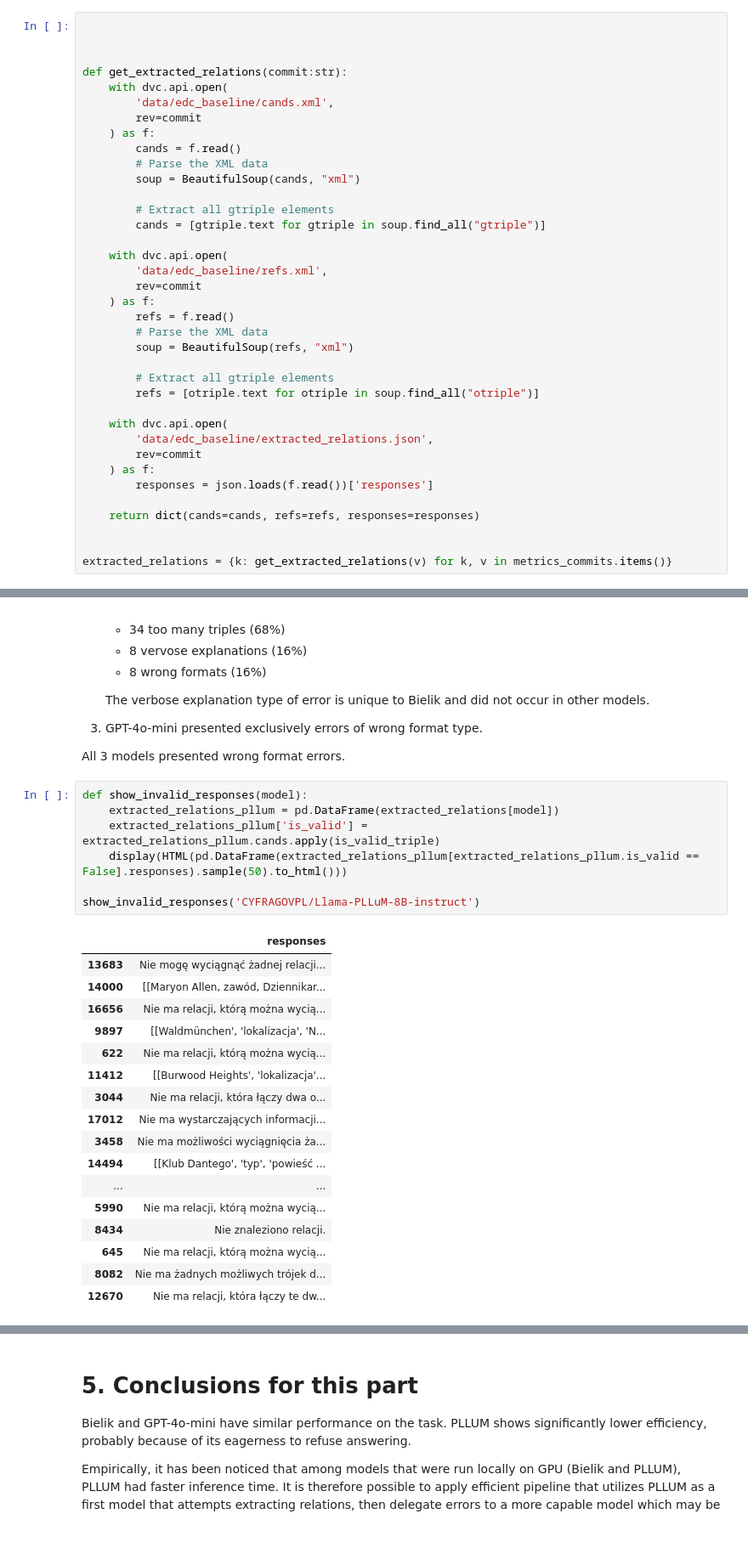
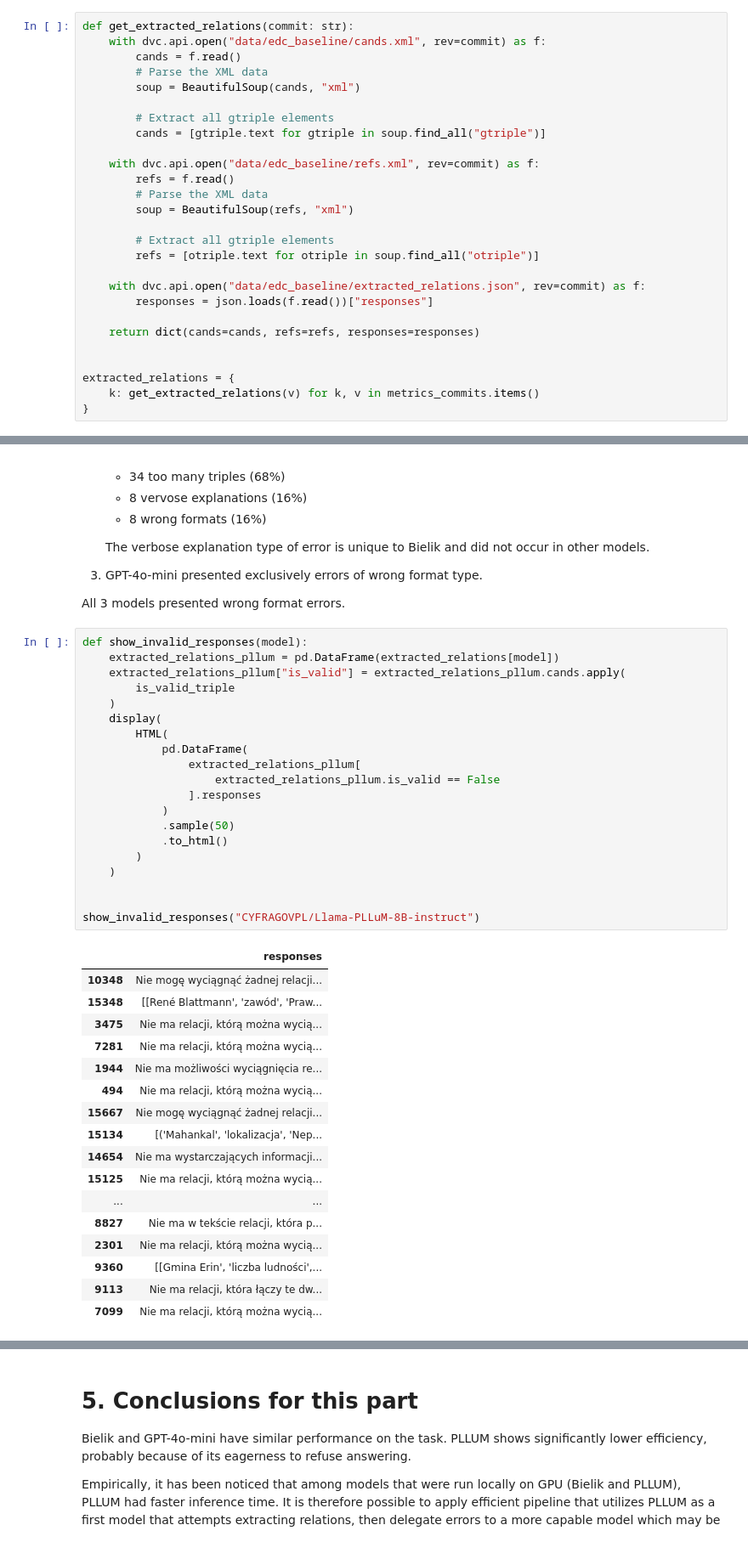
Before and after one commit to StaszekM/polish-kg, a Jupyter notebook: notebooks/reports/joined_relation_extraction.ipynb, the cells around one changed output, grey strips where cells are left out. Shown at 85% size. Saved outputs shown, nothing was run; the diff lists cells and outputs as text.

```diff
--- a/notebooks/reports/joined_relation_extraction.ipynb
+++ b/notebooks/reports/joined_relation_extraction.ipynb
@@ -61,14 +87,8 @@ plot_bar_grouped(total_found_objects, values, ax_kwargs={'ylabel': 'Percentage',
 # %% [output]
 [figure]
 # %%
-
-
-
-def get_extracted_relations(commit:str):
-    with dvc.api.open(
-        'data/edc_baseline/cands.xml',
-        rev=commit
-    ) as f:
+def get_extracted_relations(commit: str):
+    with dvc.api.open("data/edc_baseline/cands.xml", rev=commit) as f:
         cands = f.read()
         # Parse the XML data
         soup = BeautifulSoup(cands, "xml")
@@ -76,10 +96,7 @@ def get_extracted_relations(commit:str):
         # Extract all gtriple elements
         cands = [gtriple.text for gtriple in soup.find_all("gtriple")]
 
-    with dvc.api.open(
-        'data/edc_baseline/refs.xml',
-        rev=commit
-    ) as f:
+    with dvc.api.open("data/edc_baseline/refs.xml", rev=commit) as f:
         refs = f.read()
         # Parse the XML data
         soup = BeautifulSoup(refs, "xml")
@@ -87,14 +104,13 @@ def get_extracted_relations(commit:str):
         # Extract all gtriple elements
         refs = [otriple.text for otriple in soup.find_all("otriple")]
 
-    with dvc.api.open(
-        'data/edc_baseline/extracted_relations.json',
-        rev=commit
-    ) as f:
-        responses = json.loads(f.read())['responses']
+    with dvc.api.open("data/edc_baseline/extracted_relations.json", rev=commit) as f:
+        responses = json.loads(f.read())["responses"]
 
     return dict(cands=cands, refs=refs, responses=responses)
 
 
-extracted_relations = {k: get_extracted_relations(v) for k, v in metrics_commits.items()}
+extracted_relations = {
+    k: get_extracted_relations(v) for k, v in metrics_commits.items()
+}
 # %%
@@ -165,26 +198,39 @@ All 3 models presented wrong format errors.
 # %%
 def show_invalid_responses(model):
     extracted_relations_pllum = pd.DataFrame(extracted_relations[model])
-    extracted_relations_pllum['is_valid'] = extracted_relations_pllum.cands.apply(is_valid_triple)
-    display(HTML(pd.DataFrame(extracted_relations_pllum[extracted_relations_pllum.is_valid == False].responses).sample(50).to_html()))
+    extracted_relations_pllum["is_valid"] = extracted_relations_pllum.cands.apply(
+        is_valid_triple
+    )
+    display(
+        HTML(
+            pd.DataFrame(
+                extracted_relations_pllum[
+                    extracted_relations_pllum.is_valid == False
+                ].responses
+            )
+            .sample(50)
+            .to_html()
+        )
+    )
 
-show_invalid_responses('CYFRAGOVPL/Llama-PLLuM-8B-instruct')
+
+show_invalid_responses("CYFRAGOVPL/Llama-PLLuM-8B-instruct")
 # %% [output]
 |  | responses |
-| 13683 | Nie mogę wyciągnąć żadnej relacji... |
-| 14000 | [[Maryon Allen, zawód, Dziennikar... |
-| 16656 | Nie ma relacji, którą można wycią... |
-| 9897 | [[Waldmünchen', 'lokalizacja', 'N... |
-| 622 | Nie ma relacji, którą można wycią... |
-| 11412 | [[Burwood Heights', 'lokalizacja'... |
-| 3044 | Nie ma relacji, która łączy dwa o... |
-| 17012 | Nie ma wystarczających informacji... |
-| 3458 | Nie ma możliwości wyciągnięcia ża... |
-| 14494 | [[Klub Dantego', 'typ', 'powieść ... |
+| 10348 | Nie mogę wyciągnąć żadnej relacji... |
+| 15348 | [[René Blattmann', 'zawód', 'Praw... |
+| 3475 | Nie ma relacji, którą można wycią... |
+| 7281 | Nie ma relacji, którą można wycią... |
+| 1944 | Nie ma możliwości wyciągnięcia re... |
+| 494 | Nie ma relacji, którą można wycią... |
+| 15667 | Nie mogę wyciągnąć żadnej relacji... |
+| 15134 | [('Mahankal', 'lokalizacja', 'Nep... |
+| 14654 | Nie ma wystarczających informacji... |
+| 15125 | Nie ma relacji, którą można wycią... |
 | ... | ... |
-| 5990 | Nie ma relacji, którą można wycią... |
-| 8434 | Nie znaleziono relacji. |
-| 645 | Nie ma relacji, którą można wycią... |
-| 8082 | Nie ma żadnych możliwych trójek d... |
-| 12670 | Nie ma relacji, która łączy te dw... |
+| 8827 | Nie ma w tekście relacji, która p... |
+| 2301 | Nie ma relacji, którą można wycią... |
+| 9360 | [[Gmina Erin', 'liczba ludności',... |
+| 9113 | Nie ma relacji, która łączy te dw... |
+| 7099 | Nie ma relacji, którą można wycią... |
 # %%
```
Also changed, not shown: parts of 12 cells of this notebook, 2 other files.
